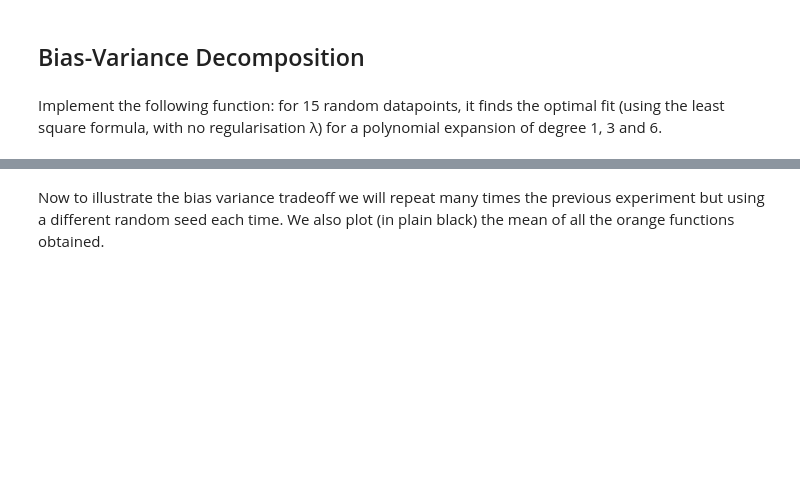
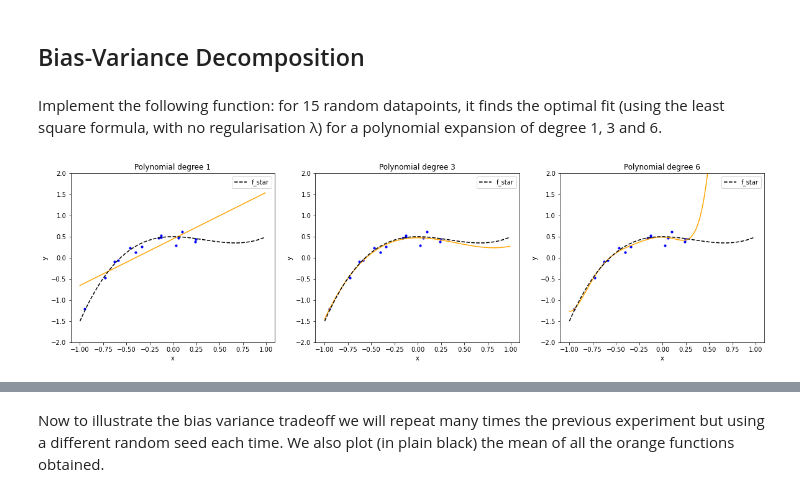
Before and after one commit to lazarr19/ml_epfl, a Jupyter notebook: ex04/template/ex04.ipynb, the cells around one changed output, grey strips where cells are left out. Cells and saved outputs as stored; diff of their text form; code cells hidden in the pictures; blank space fills up the shorter version.

```diff
--- a/ex04/template/ex04.ipynb
+++ b/ex04/template/ex04.ipynb
@@ -305,33 +305,42 @@ from least_squares import least_squares
 
 def bias_variance_one_seed(sigma, degrees, seed):
     """One run of the optimal fit for 15 random points and different polynomial expansion degrees.
 
     Args:
         sigma: scalar, noise variance
         degrees: shape = (3,), 3 different degrees to consider
         seed: integer, random see
     Returns:
     """
 
 
     # we will generate 15 random datapoints from the [-1, 1] uniform distribuion
     num_data = 15
     np.random.seed(seed)  # set random seed for reproducibility
     xs = np.random.uniform(-1, 1, num_data)
     # the outputs will be f_star(x) + some random gaussian noise of variance sigma**2
     ys = f_star(xs) + sigma * np.random.randn(num_data).T
 
     fig, axs = plt.subplots(1, 3, figsize = (20, 5))
     for index_degree, degree in enumerate(degrees):
         # ***************************************************
         # INSERT YOUR CODE HERE
+
+        xs_deg = build_poly(xs, degree)
+
+        w, mse = least_squares(ys, xs_deg)
+
+        plot_poly(xs, ys, w, degree, axs[index_degree], 1)
+
         # ***************************************************
 
         plot_fstar(axs[index_degree])
         axs[index_degree].legend()
     plt.show()
 
 bias_variance_one_seed(0.1, [1, 3, 6], seed = 2)
+# %% [output]
+[figure, added]
 # %% [markdown]
 Your output should ressemble (for seed = 2) to this:
 ![alt text](bias_variance_one_run.png)
```
Also changed, not shown: parts of 3 cells of this notebook, 1 other file.
